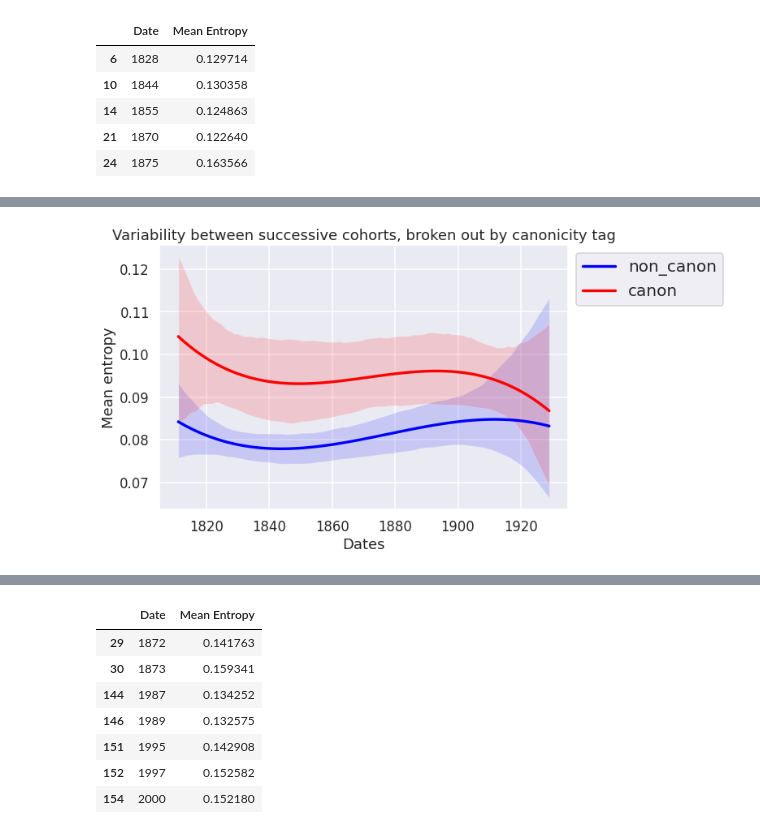
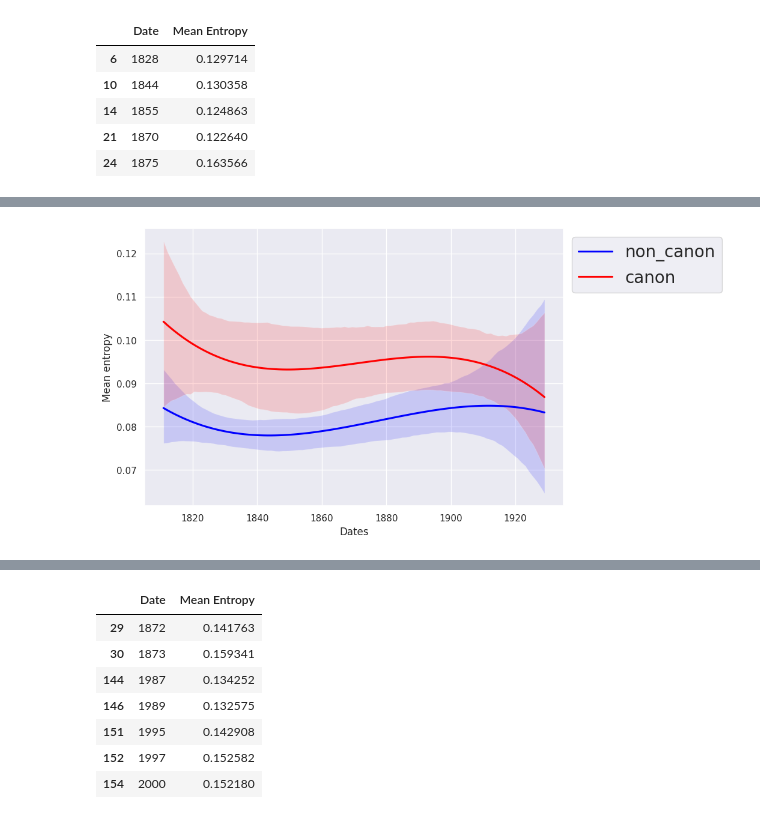
Before and after one commit to crazyjeannot/CHR_beyond_canonicity, a Jupyter notebook: modelize_change.ipynb, the cells around one changed output, grey strips where cells are left out. Drawn from its saved outputs; the diff is of its cells as text; code cells hidden in the pictures.

```diff
--- a/modelize_change.ipynb
+++ b/modelize_change.ipynb
@@ -267,5 +143,0 @@ df.index = df_MAIN_birthdated.index
-# %%
-df = df[df["birth_date"]!='']
-# %%
-# COHORT VS COHORT SIMILARITY VERSION
-SIM_BEFORE, SIM_AFTER, novels, dates, birth_dates = get_similarity(df, 30, 1751, 1992)
@@ -645,7 +466,2 @@ plt.show()
-# %%
-sns.set_theme(style='white')
-sns.set_style("darkgrid")
-sns.set_palette('bright')
-sns.set_context("talk")
 # %%
 df_concat["index"]=df_concat.index
@@ -867,8 +694,3 @@ test
 | 24 | 1875 | 0.163566 |
 # %%
 1828, 1844, 1855, 1870, 1975
-# %%
-sns.set_theme(style='white')
-sns.set_style("darkgrid")
-sns.set_palette('bright')
-sns.set_context("talk")
@@ -875,34 +727,34 @@ sns.set_context("talk")
 # %%
 plt.figure(figsize=(9,6))
 ax = plt.subplot()
-ax.set_title('Variability between successive cohorts, broken out by canonicity tag')#of birth
+#ax.set_title('Variability between successive cohorts, broken out by canonicity tag')#of birth
 
 ax = sns.regplot(data=df_novelty_noncanon_auteur,
                  x='Date',
                  y='Mean Entropy',
                  color='blue',
                  order=3,
                  scatter=False,
                  label="non_canon",
                  ax=ax)
 
 ax = sns.regplot(data=df_novelty_canon_auteur,
                  x='Date',
                  y='Mean Entropy',
                  color='red',
                  order=3,
                  scatter=False,
                  label="canon",
                  ax=ax)
 
 ax.set_xlabel('Dates')
 ax.set_ylabel('Mean entropy')
 
 plt.legend()
 sns.move_legend(ax, "upper left", bbox_to_anchor=(1, 1), fontsize = 20)
-plt.savefig('ENTROPY_CANON_Auteur.svg', format='svg', bbox_inches='tight', dpi=1200)
+plt.savefig('ENTROPY_CANON_Auteur.png', format='png', bbox_inches='tight', dpi=400)
 
 
 plt.show()
 # %% [output]
-[figure, old version]
+[figure, new version]
```
Also changed, not shown: parts of 66 cells of this notebook.
